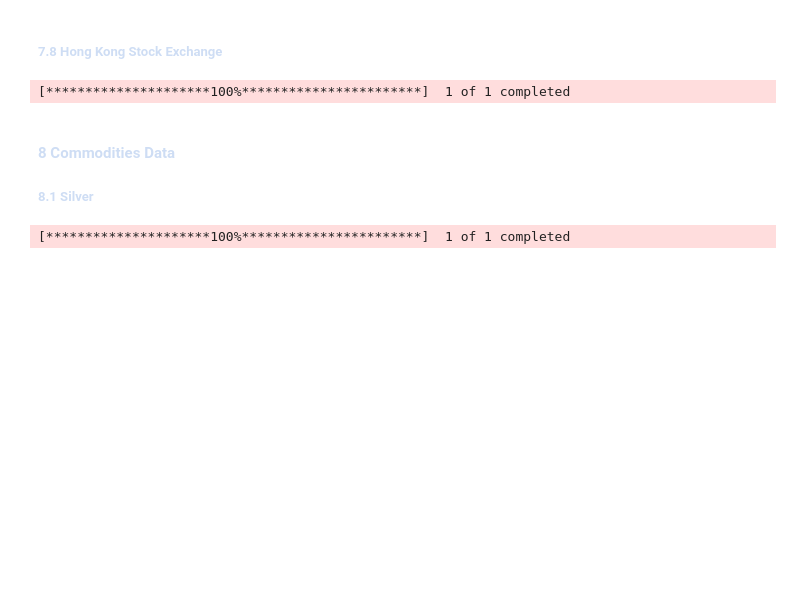
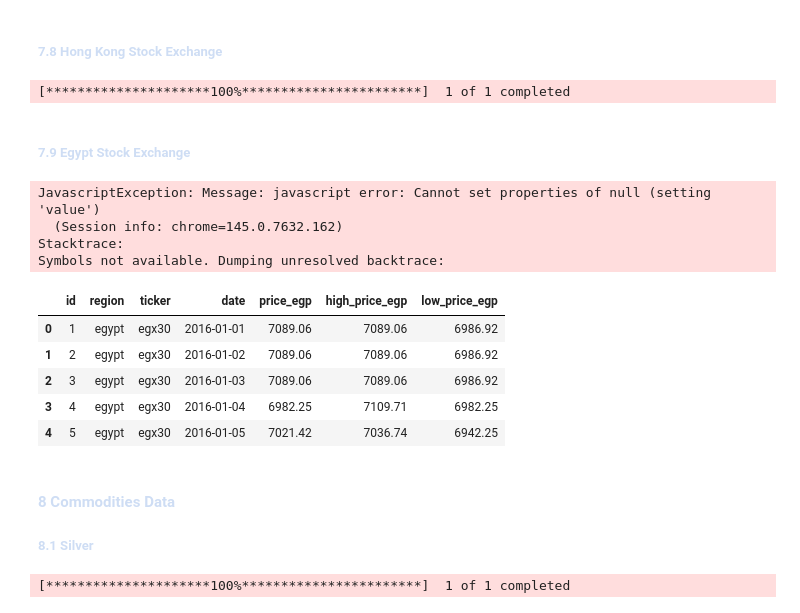
Before and after one commit to nhahub/NHA-4-010, a Jupyter notebook: data_cleaning.ipynb, the cells around one changed output. Cells and saved outputs as stored; diff of their text form; code cells hidden in the pictures; blank space fills up the shorter version.

```diff
--- a/data_cleaning.ipynb
+++ b/data_cleaning.ipynb
@@ -464,6 +464,70 @@ yf_data('uk','london','london','^FTSE', '2016-01-01')
 yf_data('hongkong','hongkong','hongkong','^HSI', '2016-01-01')
 # %% [output]
 [*********************100%***********************]  1 of 1 completed
+# %% [markdown]
+<h5 style="color: #CEDDF4;" >7.9 Egypt Stock Exchange </h5>
+# %%
+#this to get the historical data for egx30 from the official website
+#sometime the website is down due to ongoing maintenance, so download the file manually can be the alternative
+#the following options are countermeasure for detecting that we're using code to navigate the website
+options=Options()
+#options.add_argument("--headless") #To make the code operates in the background
+options.add_argument("--disable-blink-features=AutomationControlled")
+options.add_experimental_option("excludeSwitches",["enable-automation"])
+options.add_experimental_option("useAutomationExtension",False)
+#option to save the downloaded files into data folders
+prefs= {
+    "download.default_directory": str(raw_data_dir),
+    "download.prompt_for_download": False,
+    "download.directory_upgrade": True,
+    "safebrowsing.enabled": True
+}
+options.add_experimental_option("prefs", prefs)
+driver = webdriver.Chrome(options=options)
+
+egx_url='https://www.egx.com.eg/en/indexdata.aspx?type=1&nav=1'
+driver.get(egx_url)
+time.sleep(2)
+driver.execute_script("document.getElementById('ctl00_C_I_txtDateFrom').value = '01/01/2016';")
+time.sleep(2)
+driver.execute_script(f"document.getElementById('ctl00_C_I_txtDateTo').value = '{today}';")
+time.sleep(5)
+driver.execute_script("document.getElementById('ctl00_C_I_btn_Submit').click();")
+time.sleep(5)
+driver.find_element(By.XPATH,'/html/body/form/table/tbody/tr[2]/td/center/table/tbody/tr[3]/td[2]/table/tbody/tr/td/table/tbody/tr[3]/td/div/div[1]/div/a').click()
+downloaded_filename = max(raw_data_dir.glob('*'), key=os.path.getmtime)
+downloaded_filename.rename(raw_data_dir / f"egy_egx30_prices{downloaded_filename.suffix}")
+# %% [output]
+JavascriptException: Message: javascript error: Cannot set properties of null (setting 'value')
+  (Session info: chrome=145.0.7632.162)
+Stacktrace:
+Symbols not available. Dumping unresolved backtrace:
+# %%
+# this to clean the data gathered from the last cell
+cl_egx = pd.read_excel(raw_data_dir/ 'egy_egx30_prices.xlsx')
+cl_egx = cl_egx.iloc[2:] #to drop the first two rows
+cl_egx =cl_egx.rename(columns={'Unnamed: 0':'date','Unnamed: 1':'price_egp','Unnamed: 2':'high_price_egp','Unnamed: 3':'low_price_egp',})
+cl_egx['date'] = pd.to_datetime(cl_egx['date'], format='mixed', dayfirst=False)
+cl_egx['date'] = cl_egx['date'].dt.strftime('%#d/%#m/%Y')
+cl_egx = cl_egx.set_index('date')
+full_dates = pd.date_range(start='01-01-2016',end=today, freq='D')# create full date range
+cl_egx.index = pd.to_datetime(cl_egx.index)
+cl_egx = cl_egx.reindex(full_dates)
+cl_egx = cl_egx.bfill().ffill()
+cl_egx = cl_egx.reset_index().rename(columns={'index':'date'})
+cl_egx.insert(loc=0, column='ticker', value='egx30')
+cl_egx.insert(loc=0, column='region', value='egypt')
+cl_egx = cl_egx.sort_values('date').reset_index(drop=True)
+cl_egx.insert(loc=0, column='id', value=range(1, len(cl_egx) + 1))
+cl_egx.to_csv(cleaned_market_data_dir/"egy_egx30_prices.csv", index=False)
+cl_egx.head()
+# %% [output]
+|  | id | region | ticker | date | price_egp | high_price_egp | low_price_egp |
+| 0 | 1 | egypt | egx30 | 2016-01-01 | 7089.06 | 7089.06 | 6986.92 |
+| 1 | 2 | egypt | egx30 | 2016-01-02 | 7089.06 | 7089.06 | 6986.92 |
+| 2 | 3 | egypt | egx30 | 2016-01-03 | 7089.06 | 7089.06 | 6986.92 |
+| 3 | 4 | egypt | egx30 | 2016-01-04 | 6982.25 | 7109.71 | 6982.25 |
+| 4 | 5 | egypt | egx30 | 2016-01-05 | 7021.42 | 7036.74 | 6942.25 |
 # %% [markdown]
 <h4 style="color: #CEDDF4;" >8 Commodities Data</h5>
 <h5 style="color: #CEDDF4;" >8.1 Silver</h5>
```
Also changed, not shown: parts of 1 cell of this notebook, 39 other files.
